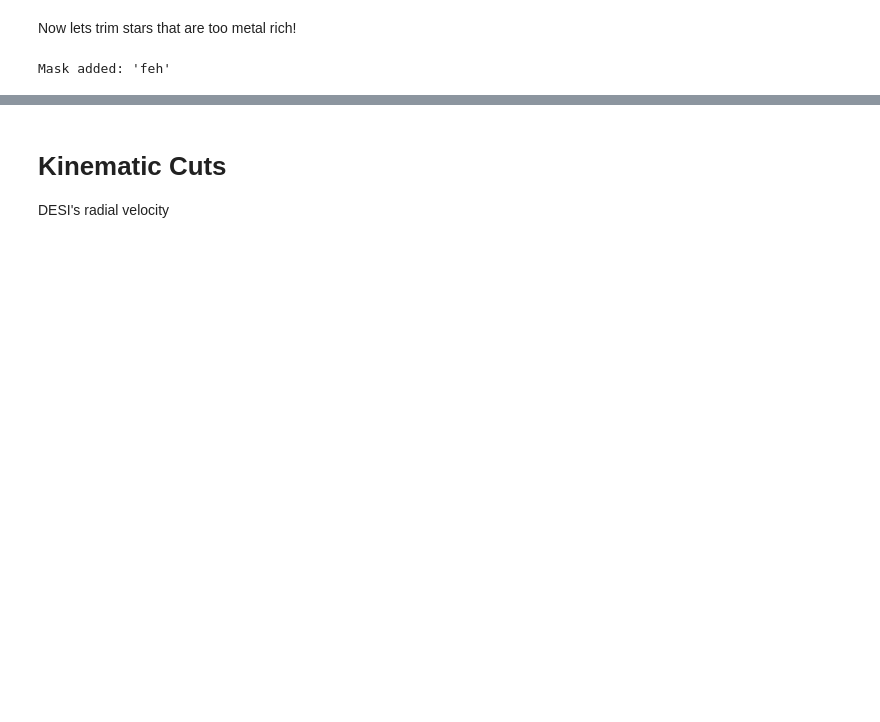
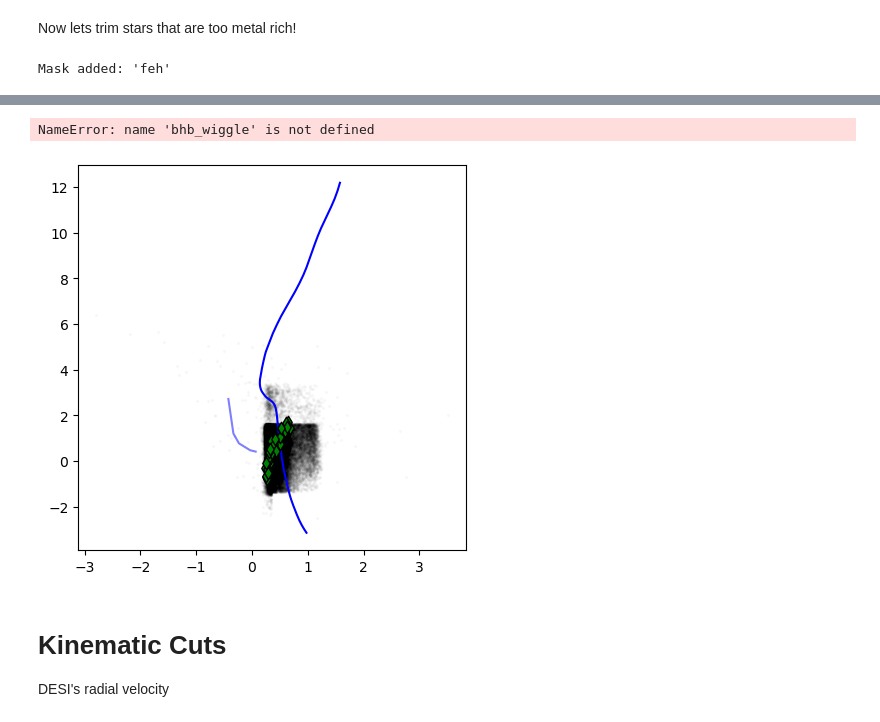
Before and after one commit to nassmohammed/DESI-DR1_streamTutorial, a Jupyter notebook: streamTutorial.ipynb, the cells around one changed output, grey strips where cells are left out. Cells and saved outputs as stored; diff of their text form; code cells hidden in the pictures; blank space fills up the shorter version.

```diff
--- a/streamTutorial.ipynb
+++ b/streamTutorial.ipynb
@@ -285,3 +310,8 @@ Stars only in SF3: 283
+# %%
+plt_trim.iso_plot()
+# %% [output]
+NameError: name 'bhb_wiggle' is not defined
+[figure, added]
 # %% [markdown]
 # Kinematic Cuts
 
```
Also changed, not shown: parts of 12 cells of this notebook, 1 other file.
